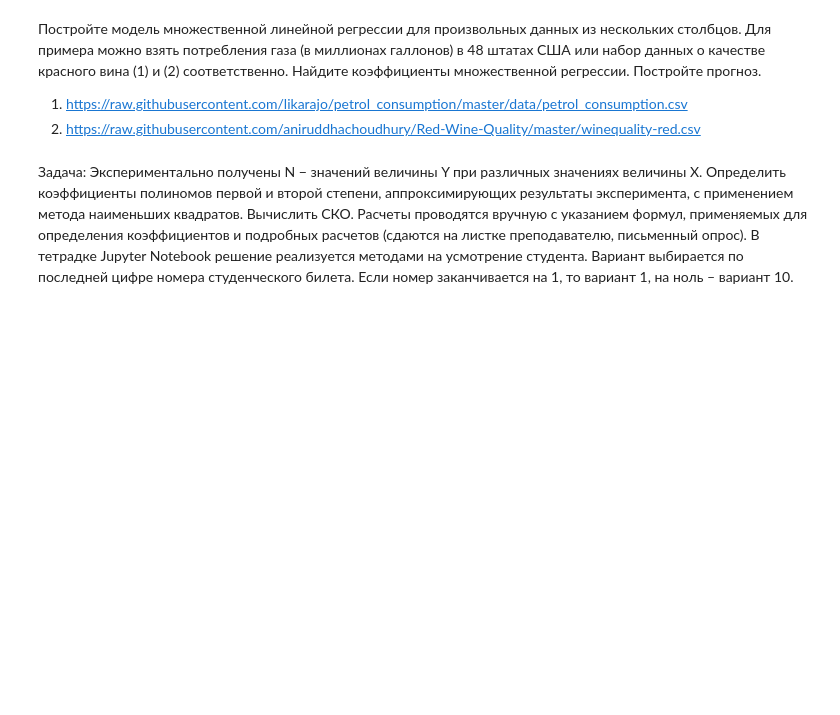
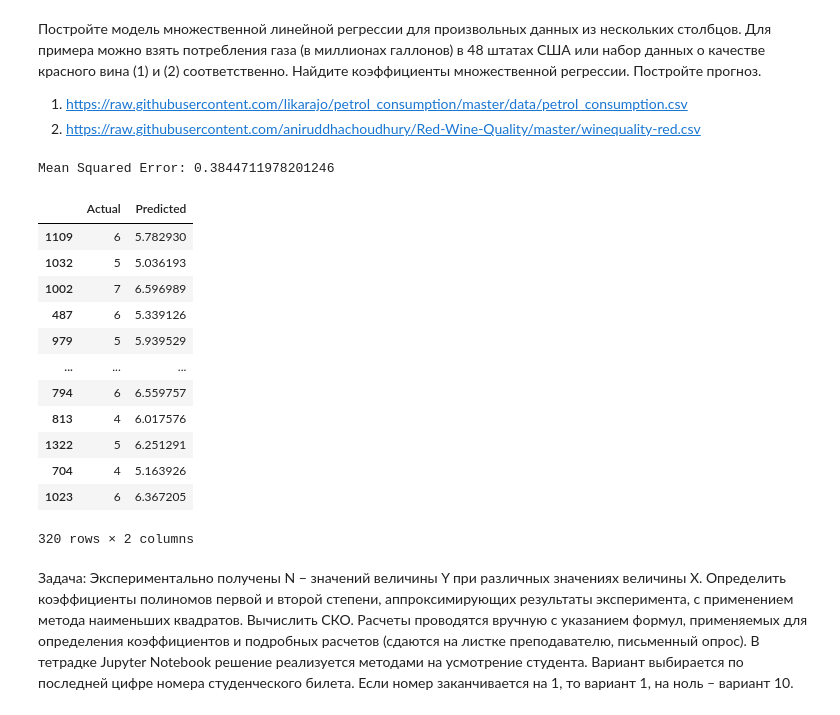
Before and after one commit to VolanD111/Main_Repository, a Jupyter notebook: Python/AI-sem2/WorkBook_4.ipynb, the cells around one changed output. Saved outputs shown, nothing was run; the diff lists cells and outputs as text; code cells hidden in the pictures; blank space fills up the shorter version.

```diff
--- a/Python/AI-sem2/WorkBook_4.ipynb
+++ b/Python/AI-sem2/WorkBook_4.ipynb
@@ -54,6 +108,50 @@ plt.show()
 Постройте модель множественной линейной регрессии для произвольных данных из нескольких столбцов. Для примера можно взять потребления газа (в миллионах галлонов) в 48 штатах США или набор данных о качестве красного вина (1) и (2) соответственно. Найдите коэффициенты множественной регрессии. Постройте прогноз.
 1. https://raw.githubusercontent.com/likarajo/petrol_consumption/master/data/petrol_consumption.csv
 2. https://raw.githubusercontent.com/aniruddhachoudhury/Red-Wine-Quality/master/winequality-red.csv
+# %%
+import numpy as np
+import matplotlib.pyplot as plt
+from sklearn.model_selection import train_test_split
+from sklearn.linear_model import LinearRegression
+from sklearn import metrics
+import seaborn as seabornInstance
+
+url = "https://raw.githubusercontent.com/aniruddhachoudhury/Red-Wine-Quality/master/winequality-red.csv"
+df = pd.read_csv(url)
+X = df.iloc[:, :-1]
+y = df.iloc[:, -1]
+X_train, X_test, y_train, y_test = train_test_split(X, y, test_size=0.2, random_state=0)
+regressor = LinearRegression()
+regressor.fit(X_train, y_train)
+predict = regressor.predict(X_test)
+# ошибка
+print("Mean Squared Error:", metrics.mean_squared_error(y_test, predict))
+
+# сравнение предикций и настоящих значений
+df_new = pd.DataFrame({'Actual': y_test, 'Predicted': predict})
+df_new
+
+# коэффициенты
+#print(pd.DataFrame(regressor.coef_, X.columns, columns=["Coefficient"]))
+
+# график сравнения
+#plt.scatter(y_test, predict, color='green')
+#plt.show()
+# %% [output]
+Mean Squared Error: 0.3844711978201246
+|  | Actual | Predicted |
+| 1109 | 6 | 5.782930 |
+| 1032 | 5 | 5.036193 |
+| 1002 | 7 | 6.596989 |
+| 487 | 6 | 5.339126 |
+| 979 | 5 | 5.939529 |
+| ... | ... | ... |
+| 794 | 6 | 6.559757 |
+| 813 | 4 | 6.017576 |
+| 1322 | 5 | 6.251291 |
+| 704 | 4 | 5.163926 |
+| 1023 | 6 | 6.367205 |
+320 rows × 2 columns
 # %% [markdown]
 Задача: Экспериментально получены N − значений величины Y при различных значениях величины X. Определить коэффициенты полиномов первой и второй степени, аппроксимирующих результаты эксперимента, с применением метода наименьших квадратов. Вычислить СКО. Расчеты проводятся вручную с указанием формул, применяемых для определения коэффициентов и подробных расчетов (сдаются на листке преподавателю, письменный опрос). В тетрадке Jupyter Notebook решение реализуется методами на усмотрение студента.
 Вариант выбирается по последней цифре номера студенческого билета.
```
Also changed, not shown: parts of 3 cells of this notebook, 5 other files.
